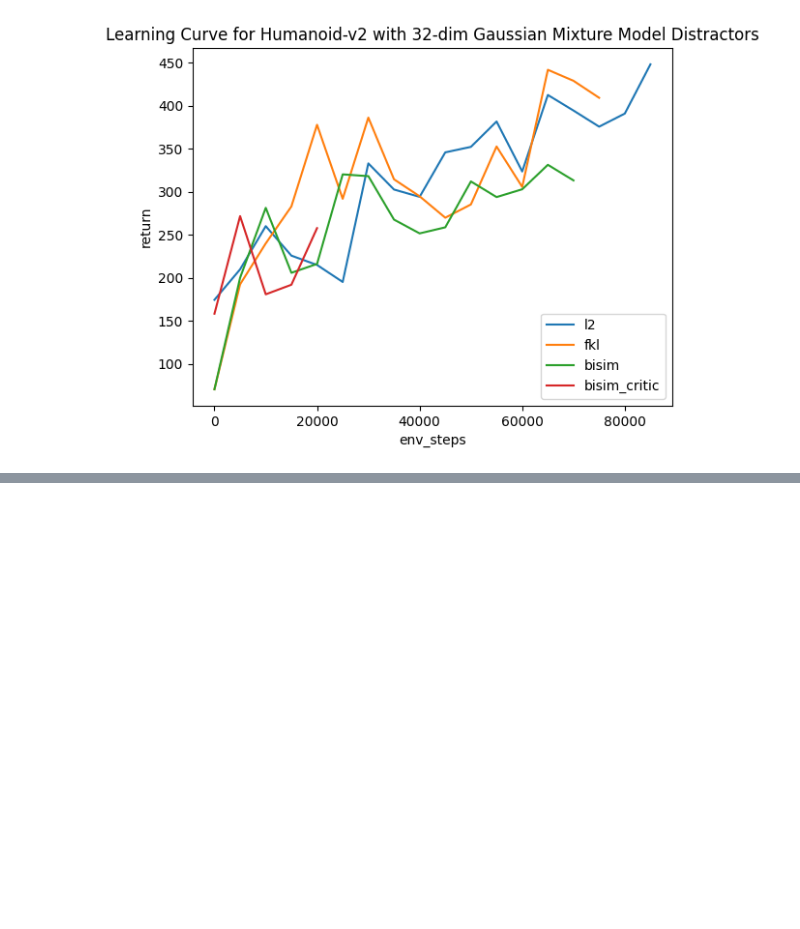
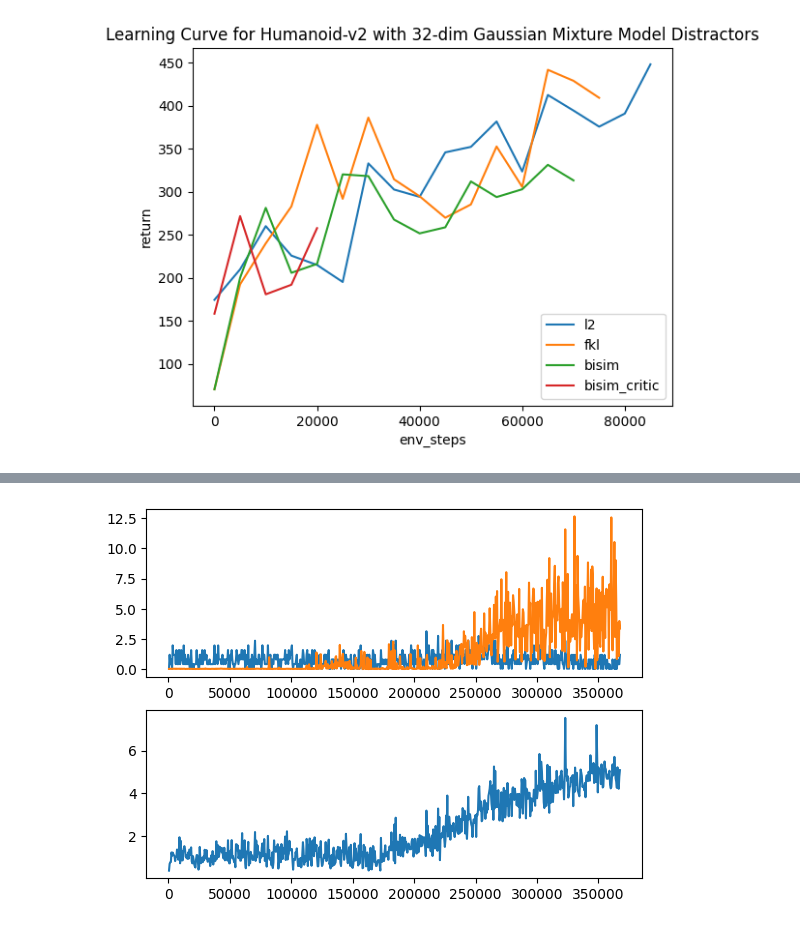
Before and after one commit to rytse/self-predictive-rl, a Jupyter notebook: mujoco_code/vis2.ipynb, the cells around one changed output, grey strips where cells are left out. Cells and saved outputs as stored; diff of their text form; code cells hidden in the pictures; blank space fills up the shorter version.

```diff
--- a/mujoco_code/vis2.ipynb
+++ b/mujoco_code/vis2.ipynb
@@ -116,21 +124,23 @@ IsADirectoryError: [Errno 21] Is a directory: './logs/BipedalWalker-v3/2024-10-1
 # %%
-df = pd.read_csv(datasets["bisim_critic_challenger"])
+df = pd.read_csv(datasets["bisim_critic_gamma_5e-3_det_scalarized"])
 df = df[
     # ~df['return'].isna()
       ~df["aux_loss"].isna()
     & ~df["bisim_critic_loss"].isna()
     & ~df["alm_loss"].isna()
     & ~df["critic_loss"].isna()
 ]
 plt.subplot(2, 1, 1)
 plt.plot(df['env_steps'], df['r_dist'])
-plt.plot(df['env_steps'], df['transition_dist'] * 0.1)
+plt.plot(df['env_steps'], df['transition_dist'] * 5e-3)
 # plt.plot(df['env_steps'], df['bisimilarity'])
 # plt.legend(['r_dist', 'transition_dist', 'bisimilarity'])
 
 plt.subplot(2, 1, 2)
 plt.plot(df['env_steps'], df['z_dist'])
 plt.show()
+# %% [output]
+[figure, added]
 # %%
 df = pd.read_csv(datasets["bisim_critic_gamma_5e-3"])
 df = df[
```
Also changed, not shown: parts of 5 cells of this notebook, 16 other files.
